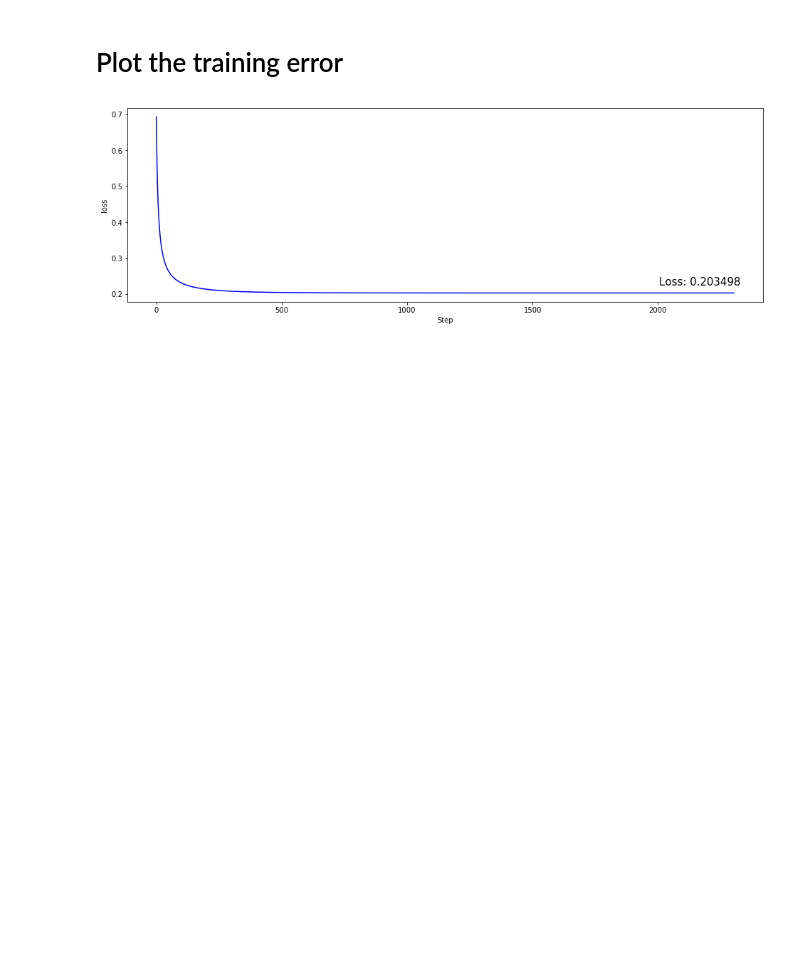
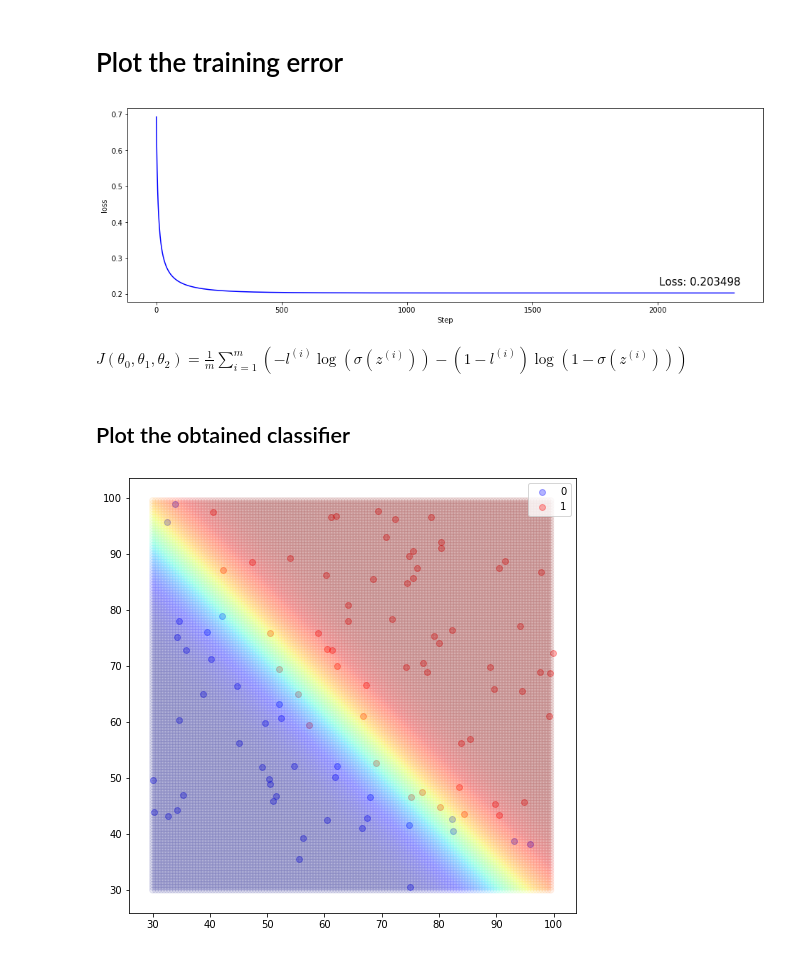
Before and after one commit to wonbeomjang/CAU54161-Machine-learning-class, a Jupyter notebook: Assignment_05/Assignment_05.ipynb, the cells around one changed output. Drawn from its saved outputs; the diff is of its cells as text; code cells hidden in the pictures; blank space fills up the shorter version.

Commit message:
Plot the obtained classifier

```diff
--- a/Assignment_05/Assignment_05.ipynb
+++ b/Assignment_05/Assignment_05.ipynb
@@ -143,3 +143,20 @@ plt.text(0.87*len(losses), losses[-1] * 1.1, f'Loss: {losses[-1]:5f}', size=15)
 plt.show()
 # %% [output]
 [figure]
+# %% [markdown]
+$J(\theta_0, \theta_1, \theta_2) = \frac{1}{m} \sum_{i=1}^m ( - l^{(i)} \log(\sigma(z^{(i)})) - (1 - l^{(i)}) \log(1 - \sigma(z^{(i)}))  )$
+# %% [markdown]
+## Plot the obtained classifier
+# %%
+x = np.arange(30, 100, 0.5)
+y = np.arange(30, 100, 0.5)
+data = np.array(np.meshgrid(x, y)).T.reshape(-1,2)
+
+plt.figure(figsize=(8, 8))
+plt.scatter(x_label0, y_label0, alpha=0.3, c='b', label='0')
+plt.scatter(x_label1, y_label1, alpha=0.3, c='r', label='1')
+plt.scatter(data[:, 0], data[:, 1], c=model((data - 65) / 70).squeeze(), cmap='jet', alpha=0.08)
+plt.legend()
+plt.show()
+# %% [output]
+[figure, added]
```
Also changed, not shown: parts of 1 cell of this notebook.
